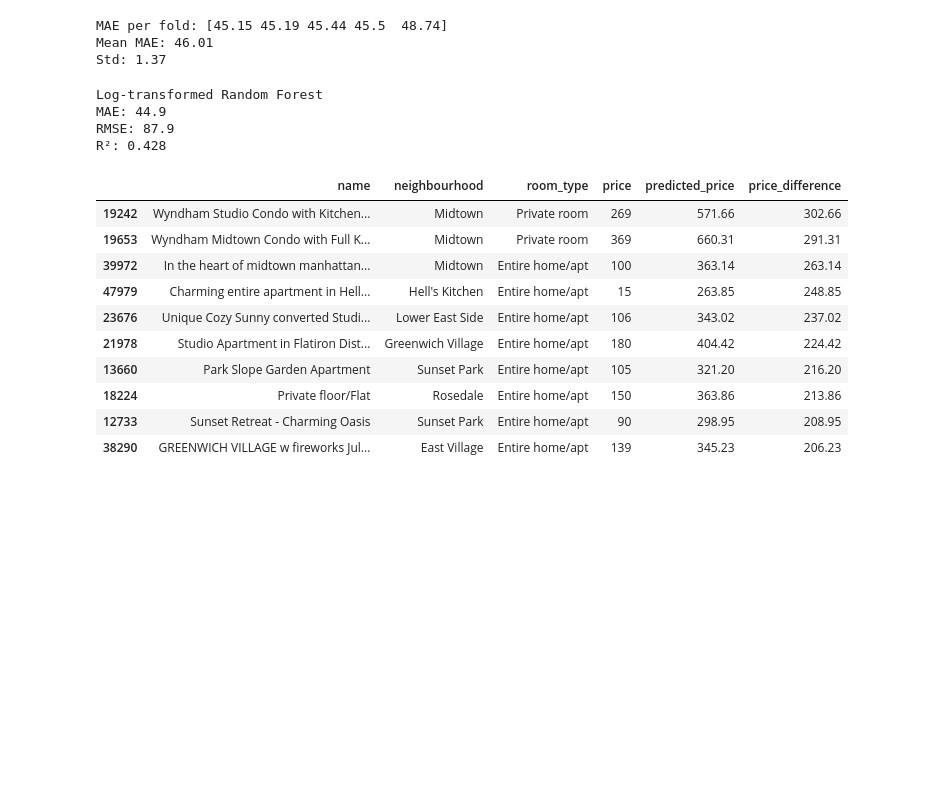
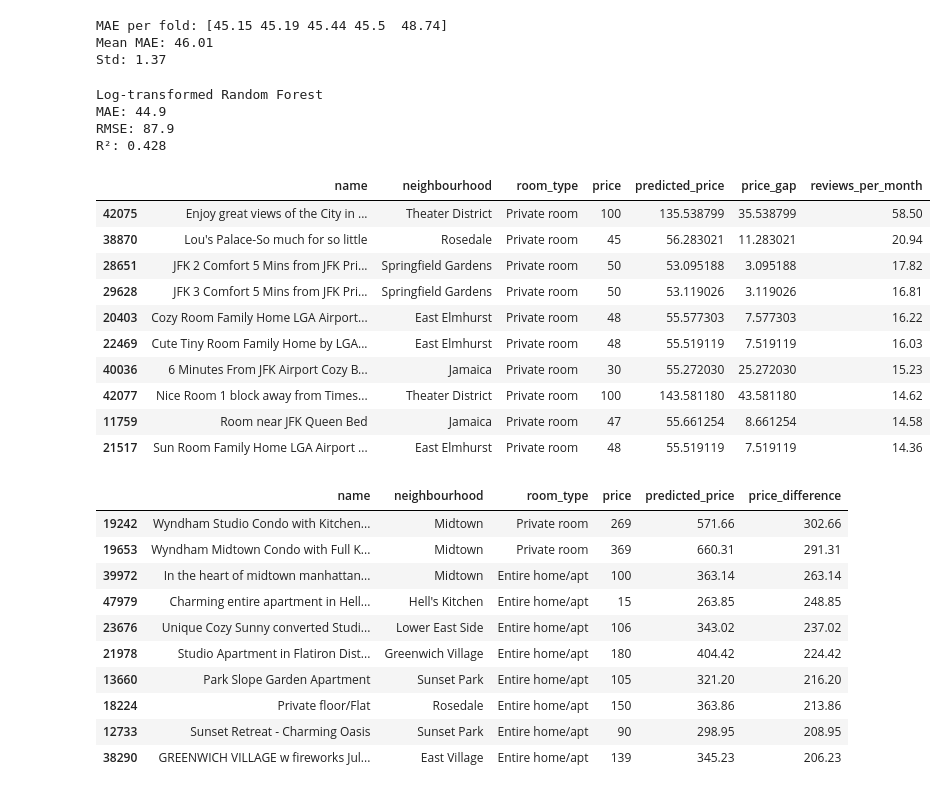
Before and after one commit to LuIreGithub/airbnb-strategy-lab, a Jupyter notebook: strategy-lab.ipynb, the cells around one changed output. Drawn from its saved outputs; the diff is of its cells as text; code cells hidden in the pictures; blank space fills up the shorter version.

```diff
--- a/strategy-lab.ipynb
+++ b/strategy-lab.ipynb
@@ -1069,18 +1069,45 @@ print(f"Std: {mae_log.std():.2f}")
 MAE per fold: [45.15 45.19 45.44 45.5  48.74]
 Mean MAE: 46.01
 Std: 1.37
-# %%
-y_pred_log = rf_log.predict(X_test)
-
-print("Log-transformed Random Forest")
-print("MAE:", round(mean_absolute_error(y_test, y_pred_log), 2))
-print("RMSE:", round(np.sqrt(mean_squared_error(y_test, y_pred_log)), 2))
-print("R²:", round(r2_score(y_test, y_pred_log), 3))
-# %% [output]
-Log-transformed Random Forest
-MAE: 44.9
-RMSE: 87.9
-R²: 0.428
+# %%
+y_pred_log = rf_log.predict(X_test)
+
+print("Log-transformed Random Forest")
+print("MAE:", round(mean_absolute_error(y_test, y_pred_log), 2))
+print("RMSE:", round(np.sqrt(mean_squared_error(y_test, y_pred_log)), 2))
+print("R²:", round(r2_score(y_test, y_pred_log), 3))
+# %% [output]
+Log-transformed Random Forest
+MAE: 44.9
+RMSE: 87.9
+R²: 0.428
+# %%
+candidates = newyork.copy()
+
+candidates["predicted_price"] = rf_log.predict(X)
+candidates["price_gap"] = candidates["predicted_price"] - candidates["price"]
+
+top_candidates = (
+    candidates[candidates["price_gap"] > 0]
+    .sort_values("reviews_per_month", ascending=False)
+)
+
+top_candidates[
+    ["name", "neighbourhood", "room_type", "price",
+     "predicted_price", "price_gap", "reviews_per_month"]
+].head(10)
+# %% [output]
+|  | name | neighbourhood | room_type | price | predicted_price | price_gap | reviews_per_month |
+| 42075 | Enjoy great views of the City in ... | Theater District | Private room | 100 | 135.538799 | 35.538799 | 58.50 |
+| 38870 | Lou's Palace-So much for so little | Rosedale | Private room | 45 | 56.283021 | 11.283021 | 20.94 |
+| 28651 | JFK 2 Comfort 5 Mins from JFK Pri... | Springfield Gardens | Private room | 50 | 53.095188 | 3.095188 | 17.82 |
+| 29628 | JFK 3 Comfort 5 Mins from JFK Pri... | Springfield Gardens | Private room | 50 | 53.119026 | 3.119026 | 16.81 |
+| 20403 | Cozy Room Family Home LGA Airport... | East Elmhurst | Private room | 48 | 55.577303 | 7.577303 | 16.22 |
+| 22469 | Cute Tiny Room Family Home by LGA... | East Elmhurst | Private room | 48 | 55.519119 | 7.519119 | 16.03 |
+| 40036 | 6 Minutes From JFK Airport Cozy B... | Jamaica | Private room | 30 | 55.272030 | 25.272030 | 15.23 |
+| 42077 | Nice Room 1 block away from Times... | Theater District | Private room | 100 | 143.581180 | 43.581180 | 14.62 |
+| 11759 | Room near JFK Queen Bed | Jamaica | Private room | 47 | 55.661254 | 8.661254 | 14.58 |
+| 21517 | Sun Room Family Home LGA Airport ... | East Elmhurst | Private room | 48 | 55.519119 | 7.519119 | 14.36 |
 # %%
 rf_log.fit(X_train, y_train)
 
```
